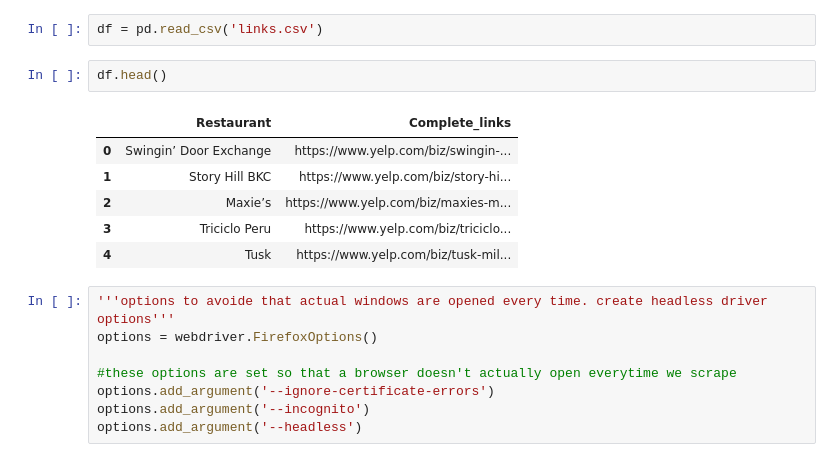
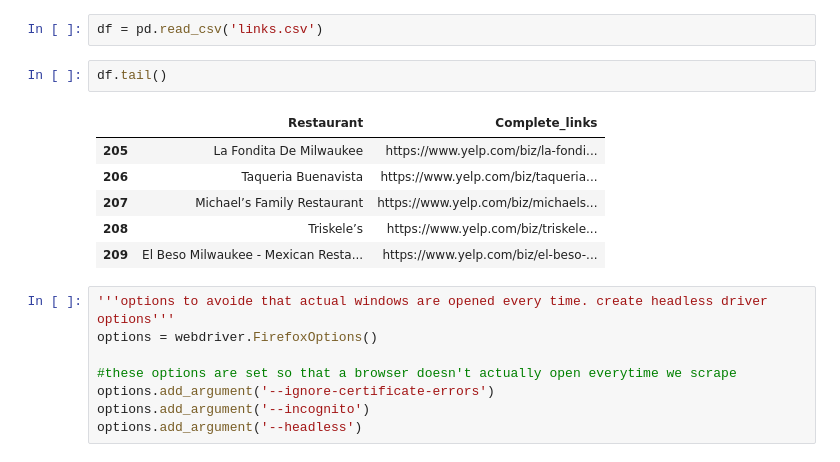
Before and after one commit to julia-amelie/Yelp-scraping, a Jupyter notebook: Scraper_yelp.ipynb, the cells around one changed output. Saved outputs shown, nothing was run; the diff lists cells and outputs as text.

```diff
--- a/Scraper_yelp.ipynb
+++ b/Scraper_yelp.ipynb
@@ -163,14 +204,14 @@ df.to_csv('links.csv',index=False,header=True,encoding='utf8')
 # %%
 df = pd.read_csv('links.csv')
 # %%
-df.head()
+df.tail()
 # %% [output]
 |  | Restaurant | Complete_links |
-| 0 | Swingin’ Door Exchange | https://www.yelp.com/biz/swingin-... |
-| 1 | Story Hill BKC | https://www.yelp.com/biz/story-hi... |
-| 2 | Maxie’s | https://www.yelp.com/biz/maxies-m... |
-| 3 | Triciclo Peru | https://www.yelp.com/biz/triciclo... |
-| 4 | Tusk | https://www.yelp.com/biz/tusk-mil... |
+| 205 | La Fondita De Milwaukee | https://www.yelp.com/biz/la-fondi... |
+| 206 | Taqueria Buenavista | https://www.yelp.com/biz/taqueria... |
+| 207 | Michael’s Family Restaurant | https://www.yelp.com/biz/michaels... |
+| 208 | Triskele’s | https://www.yelp.com/biz/triskele... |
+| 209 | El Beso Milwaukee - Mexican Resta... | https://www.yelp.com/biz/el-beso-... |
 # %%
 '''options to avoide that actual windows are opened every time. create headless driver options'''
 options = webdriver.FirefoxOptions()
```
Also changed, not shown: parts of 129 cells of this notebook.
